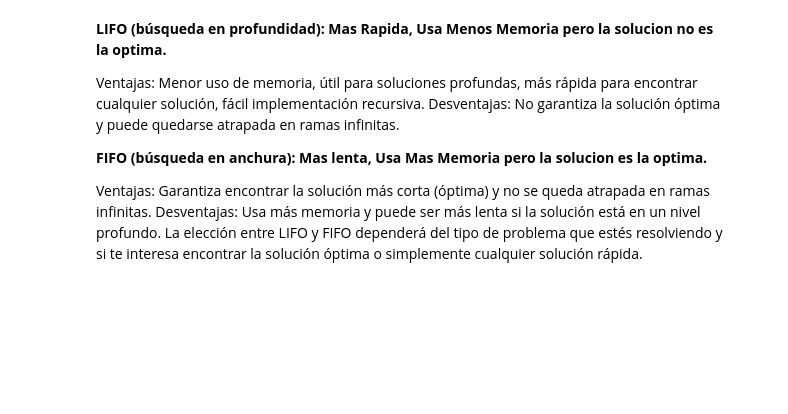
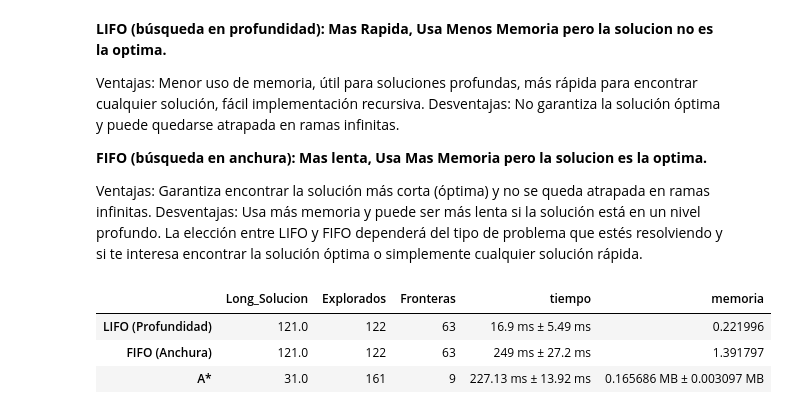
Before and after one commit to MOPineyro/tp1_18co2024_busqueda_torre_de_hanoi, a Jupyter notebook: TP1_18Co2024_Busqueda_Torre_de_Hanoi.ipynb, the cells around one changed output. Drawn from its saved outputs; the diff is of its cells as text; code cells hidden in the pictures; blank space fills up the shorter version.

```diff
--- a/TP1_18Co2024_Busqueda_Torre_de_Hanoi.ipynb
+++ b/TP1_18Co2024_Busqueda_Torre_de_Hanoi.ipynb
@@ -972,3 +1083,15 @@ Desventajas: No garantiza la solución óptima y puede quedarse atrapada en rama
 Ventajas: Garantiza encontrar la solución más corta (óptima) y no se queda atrapada en ramas infinitas.
 Desventajas: Usa más memoria y puede ser más lenta si la solución está en un nivel profundo.
 La elección entre LIFO y FIFO dependerá del tipo de problema que estés resolviendo y si te interesa encontrar la solución óptima o simplemente cualquier solución rápida.
+# %%
+combined_results = pd.DataFrame({
+    'LIFO (Profundidad)': solucion_prof,
+    'FIFO (Anchura)': solucion_Anch,
+    'A*': solucion_AStar
+}).T
+combined_results
+# %% [output]
+|  | Long_Solucion | Explorados | Fronteras | tiempo | memoria |
+| LIFO (Profundidad) | 121.0 | 122 | 63 | 16.9 ms ± 5.49 ms | 0.221996 |
+| FIFO (Anchura) | 121.0 | 122 | 63 | 249 ms ± 27.2 ms | 1.391797 |
+| A* | 31.0 | 161 | 9 | 227.13 ms ± 13.92 ms | 0.165686 MB ± 0.003097 MB |
```
Also changed, not shown: parts of 17 cells of this notebook.
